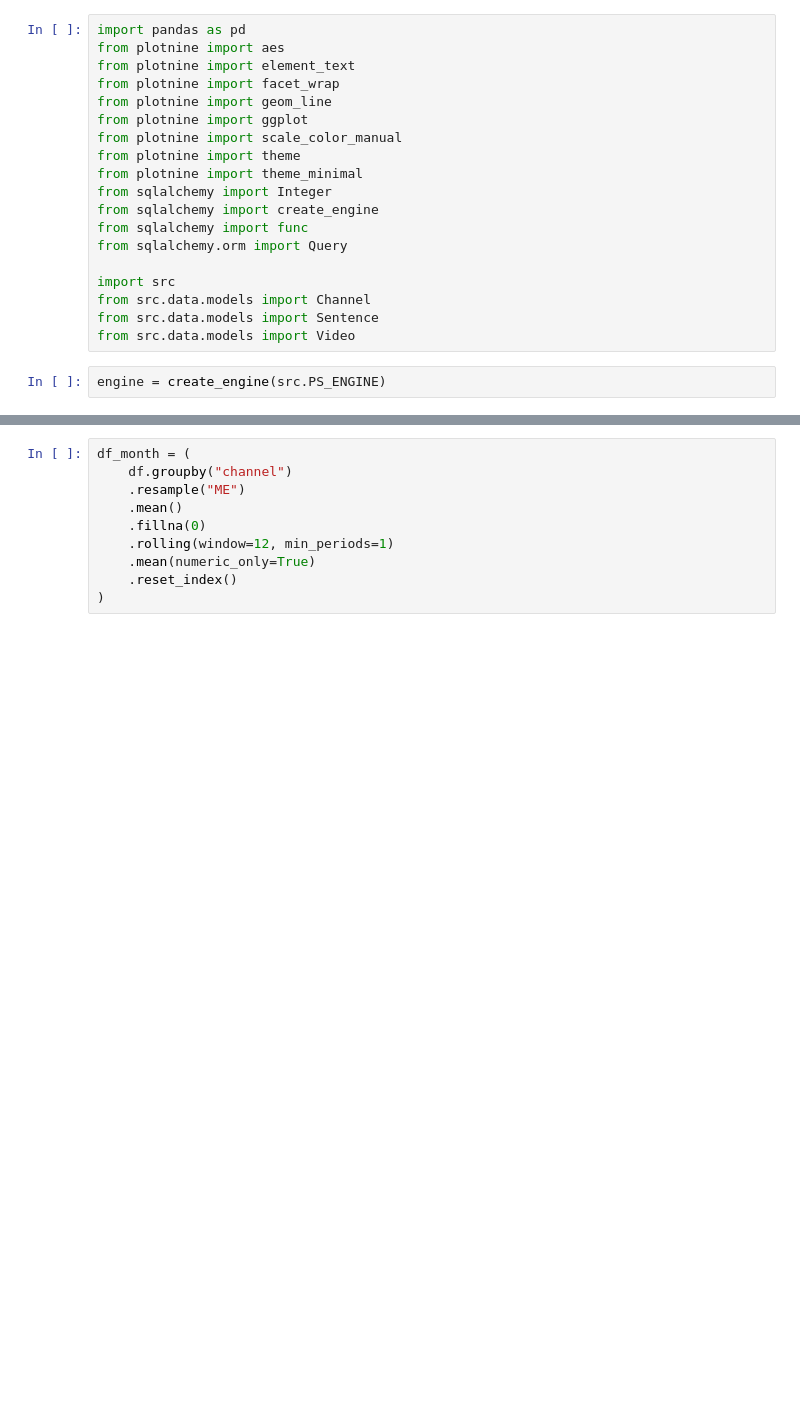
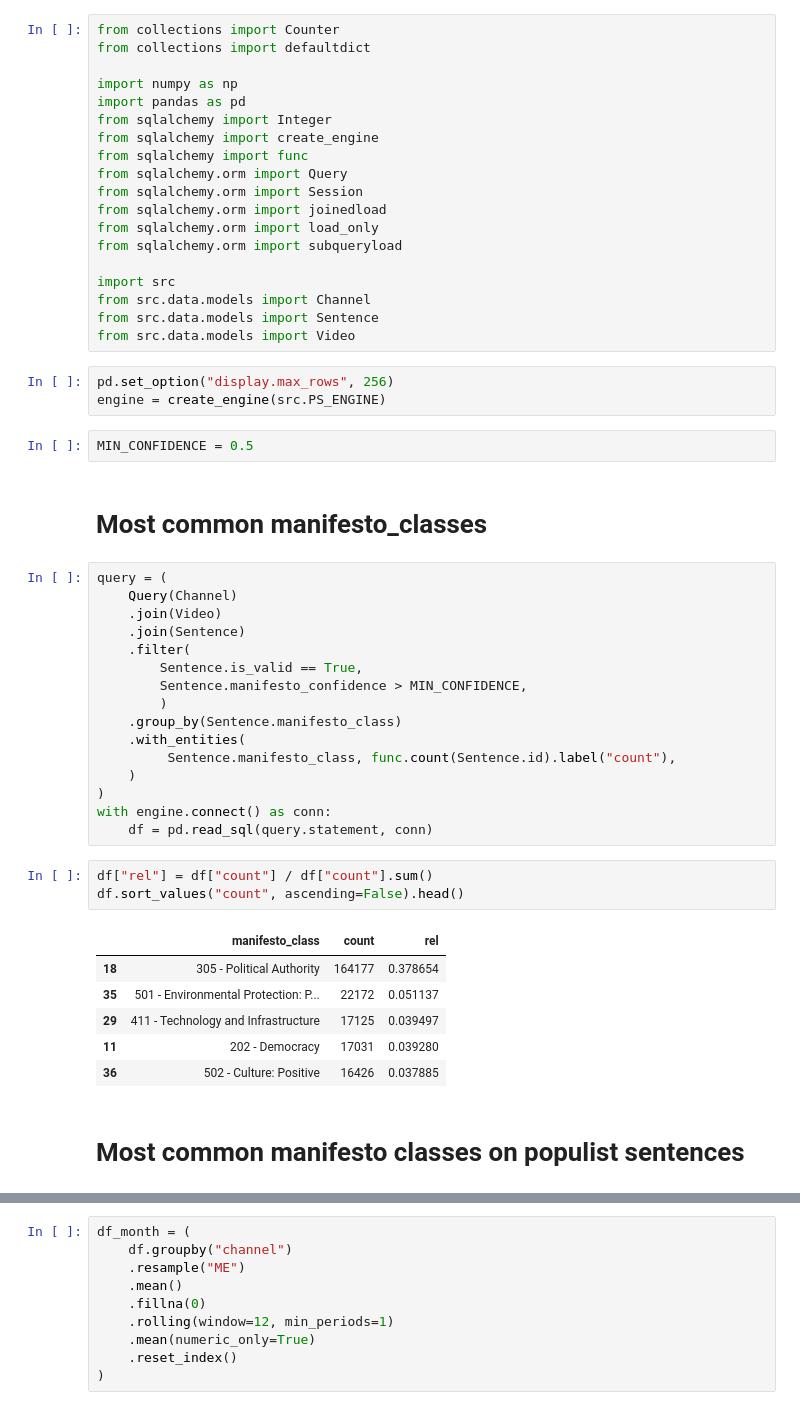
Before and after one commit to luerhard/anti-elitism-gets-views, a Jupyter notebook: notebooks/02-descriptives/02-basic_populism.ipynb, the cells around one changed output, grey strips where cells are left out. Saved outputs shown, nothing was run; the diff lists cells and outputs as text; blank space fills up the shorter version.

```diff
--- a/notebooks/02-descriptives/02-basic_populism.ipynb
+++ b/notebooks/02-descriptives/02-basic_populism.ipynb
@@ -1,21 +3,54 @@
 # %%
+from collections import Counter
+from collections import defaultdict
+
+import numpy as np
 import pandas as pd
-from plotnine import aes
-from plotnine import element_text
-from plotnine import facet_wrap
-from plotnine import geom_line
-from plotnine import ggplot
-from plotnine import scale_color_manual
-from plotnine import theme
-from plotnine import theme_minimal
 from sqlalchemy import Integer
 from sqlalchemy import create_engine
 from sqlalchemy import func
 from sqlalchemy.orm import Query
+from sqlalchemy.orm import Session
+from sqlalchemy.orm import joinedload
+from sqlalchemy.orm import load_only
+from sqlalchemy.orm import subqueryload
 
 import src
 from src.data.models import Channel
 from src.data.models import Sentence
 from src.data.models import Video
 # %%
+pd.set_option("display.max_rows", 256)
 engine = create_engine(src.PS_ENGINE)
+# %%
+MIN_CONFIDENCE = 0.5
+# %% [markdown]
+# Most common manifesto_classes
+# %%
+query = (
+    Query(Channel)
+    .join(Video)
+    .join(Sentence)
+    .filter(
+        Sentence.is_valid == True,
+        Sentence.manifesto_confidence > MIN_CONFIDENCE,
+        )
+    .group_by(Sentence.manifesto_class)
+    .with_entities(
+         Sentence.manifesto_class, func.count(Sentence.id).label("count"),
+    )
+)
+with engine.connect() as conn:
+    df = pd.read_sql(query.statement, conn)
+# %%
+df["rel"] = df["count"] / df["count"].sum()
+df.sort_values("count", ascending=False).head()
+# %% [output]
+|  | manifesto_class | count | rel |
+| 18 | 305 - Political Authority | 164177 | 0.378654 |
+| 35 | 501 - Environmental Protection: P... | 22172 | 0.051137 |
+| 29 | 411 - Technology and Infrastructure | 17125 | 0.039497 |
+| 11 | 202 - Democracy | 17031 | 0.039280 |
+| 36 | 502 - Culture: Positive | 16426 | 0.037885 |
+# %% [markdown]
+# Most common manifesto classes on populist sentences
```
Also changed, not shown: parts of 12 cells of this notebook, 3 other files.
